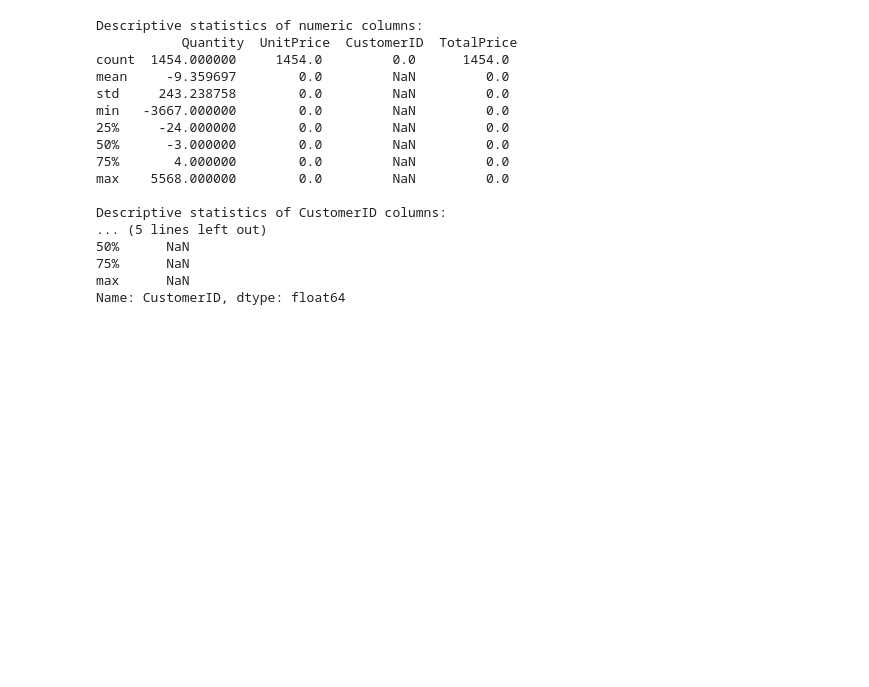
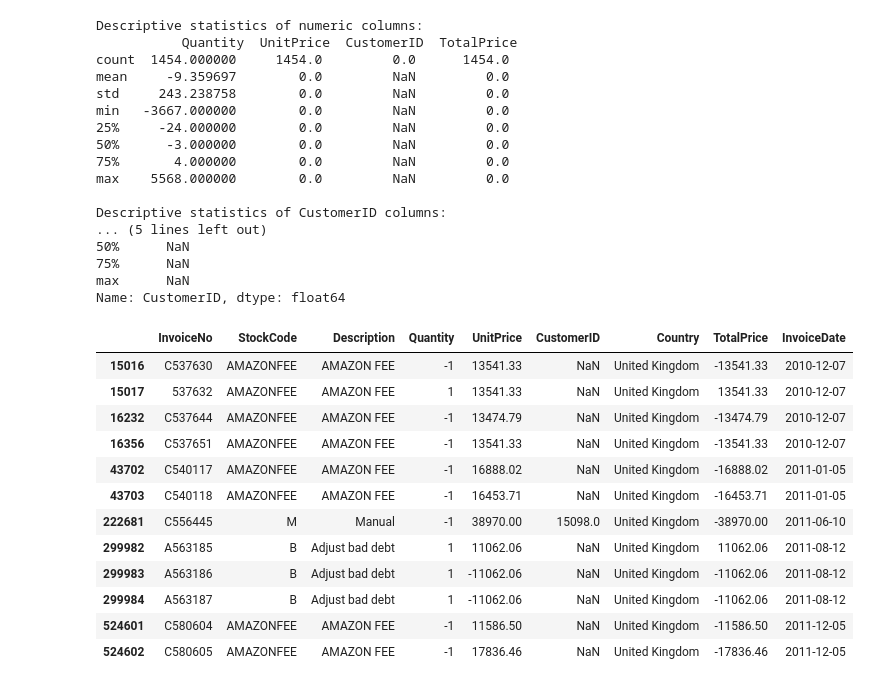
Before and after one commit to askasian/PROJECTS, a Jupyter notebook: DATA_SCI/Pandas/15.ECommerce.ipynb, the cells around one changed output. Cells and saved outputs as stored; diff of their text form; code cells hidden in the pictures; blank space fills up the shorter version.

```diff
--- a/DATA_SCI/Pandas/15.ECommerce.ipynb
+++ b/DATA_SCI/Pandas/15.ECommerce.ipynb
@@ -354,3 +354,19 @@ Descriptive statistics of CustomerID columns:
 75%      NaN
 max      NaN
 Name: CustomerID, dtype: float64
+# %%
+ecom[ecom['UnitPrice'].abs()>10000]
+# %% [output]
+|  | InvoiceNo | StockCode | Description | Quantity | UnitPrice | CustomerID | Country | TotalPrice | InvoiceDate |
+| 15016 | C537630 | AMAZONFEE | AMAZON FEE | -1 | 13541.33 | NaN | United Kingdom | -13541.33 | 2010-12-07 |
+| 15017 | 537632 | AMAZONFEE | AMAZON FEE | 1 | 13541.33 | NaN | United Kingdom | 13541.33 | 2010-12-07 |
+| 16232 | C537644 | AMAZONFEE | AMAZON FEE | -1 | 13474.79 | NaN | United Kingdom | -13474.79 | 2010-12-07 |
+| 16356 | C537651 | AMAZONFEE | AMAZON FEE | -1 | 13541.33 | NaN | United Kingdom | -13541.33 | 2010-12-07 |
+| 43702 | C540117 | AMAZONFEE | AMAZON FEE | -1 | 16888.02 | NaN | United Kingdom | -16888.02 | 2011-01-05 |
+| 43703 | C540118 | AMAZONFEE | AMAZON FEE | -1 | 16453.71 | NaN | United Kingdom | -16453.71 | 2011-01-05 |
+| 222681 | C556445 | M | Manual | -1 | 38970.00 | 15098.0 | United Kingdom | -38970.00 | 2011-06-10 |
+| 299982 | A563185 | B | Adjust bad debt | 1 | 11062.06 | NaN | United Kingdom | 11062.06 | 2011-08-12 |
+| 299983 | A563186 | B | Adjust bad debt | 1 | -11062.06 | NaN | United Kingdom | -11062.06 | 2011-08-12 |
+| 299984 | A563187 | B | Adjust bad debt | 1 | -11062.06 | NaN | United Kingdom | -11062.06 | 2011-08-12 |
+| 524601 | C580604 | AMAZONFEE | AMAZON FEE | -1 | 11586.50 | NaN | United Kingdom | -11586.50 | 2011-12-05 |
+| 524602 | C580605 | AMAZONFEE | AMAZON FEE | -1 | 17836.46 | NaN | United Kingdom | -17836.46 | 2011-12-05 |
```
Also changed, not shown: parts of 32 cells of this notebook, 4 other files.
